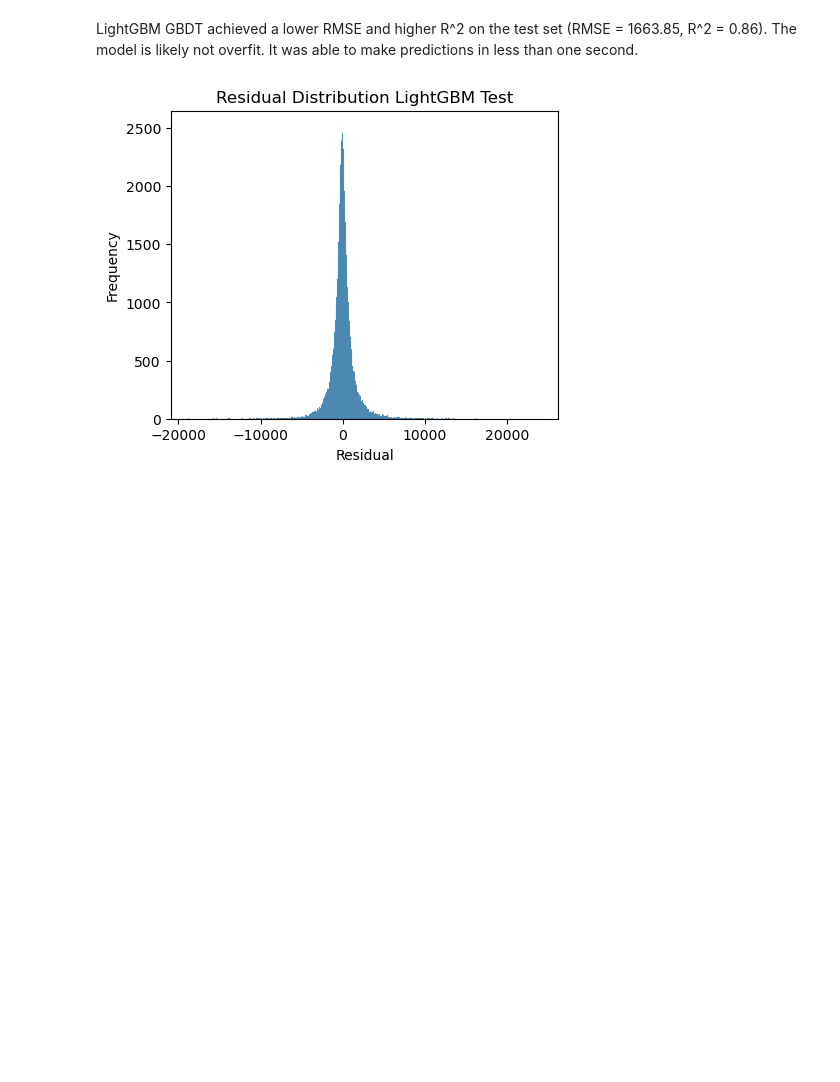
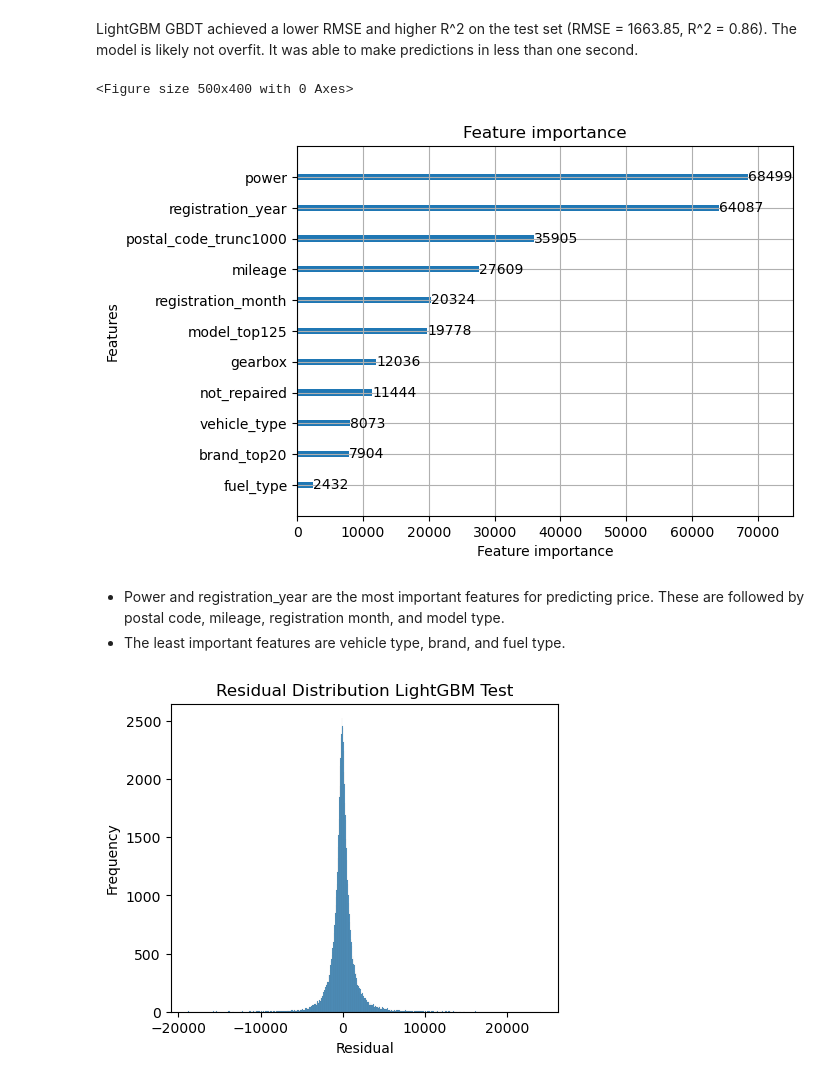
Before and after one commit to kellyshreeve/predicting-used-car-price, a Jupyter notebook: car_price_analysis.ipynb, the cells around one changed output. Saved outputs shown, nothing was run; the diff lists cells and outputs as text; code cells hidden in the pictures; blank space fills up the shorter version.

```diff
--- a/car_price_analysis.ipynb
+++ b/car_price_analysis.ipynb
@@ -1411,6 +1411,19 @@ LightGBM Test Results:
 | 0 | 1663.85 | 0.86 | 1.13 |
 # %% [markdown]
 LightGBM GBDT achieved a lower RMSE and higher R^2 on the test set (RMSE = 1663.85, R^2 = 0.86). The model is likely not overfit. It was able to make predictions in less than one second.
+# %%
+# Plot feature importance
+plt.figure(figsize=[5, 4])
+
+lgb.plot_importance(lgbm_reg_gscv.best_estimator_)
+
+plt.show()
+# %% [output]
+<Figure size 500x400 with 0 Axes>
+[figure, added]
+# %% [markdown]
+* Power and registration_year are the most important features for predicting price. These are followed by postal code, mileage, registration month, and model type.
+* The least important features are vehicle type, brand, and fuel type.
 # %%
 # Residual histogram
 residuals = targ_test - pred_test
```
Also changed, not shown: parts of 3 cells of this notebook.
